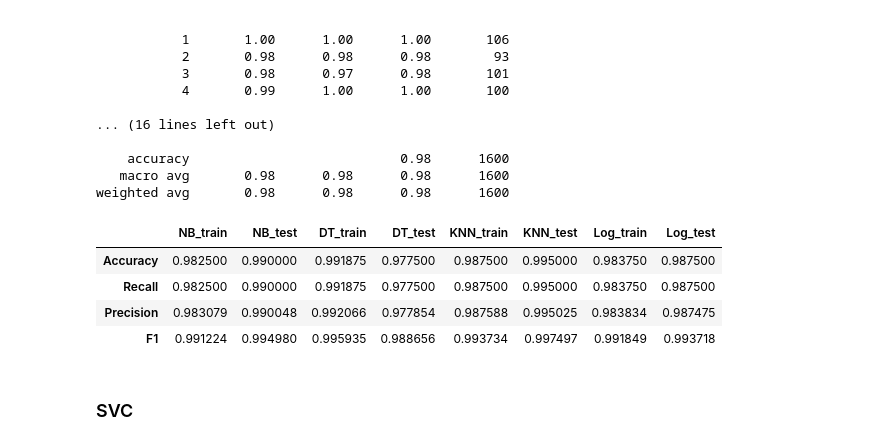
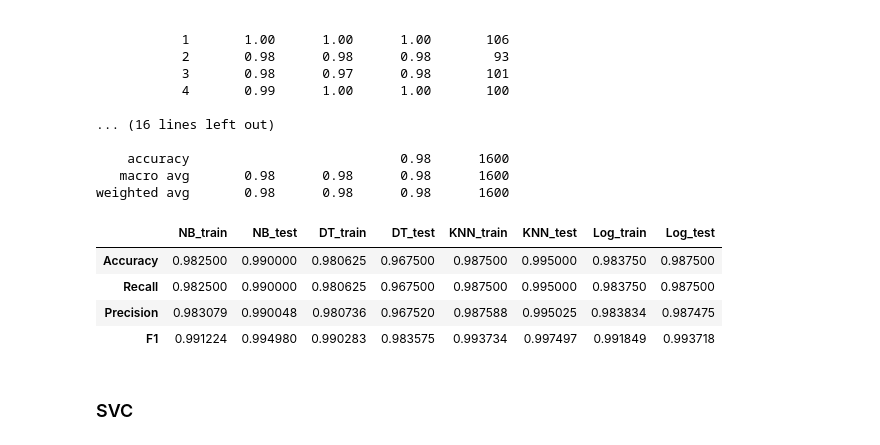
Before and after one commit to EmincanY/Machine-Learning, a Jupyter notebook: Dojo-Projects/4-wifiRoomPredictions.ipynb, the cells around one changed output. Saved outputs shown, nothing was run; the diff lists cells and outputs as text; code cells hidden in the pictures.

```diff
--- a/Dojo-Projects/4-wifiRoomPredictions.ipynb
+++ b/Dojo-Projects/4-wifiRoomPredictions.ipynb
@@ -57,7 +57,7 @@ sns.heatmap(df.corr(numeric_only=True) , annot= True);
 # %% [markdown]
 # Utils
 # %%
-from sklearn.metrics import accuracy_score, f1_score, precision_score, recall_score , confusion_matrix, classification_report, mean_absolute_error, mean_squared_error, r2_score
+from sklearn.metrics import accuracy_score, f1_score, precision_score, recall_score , confusion_matrix, classification_report, mean_absolute_error, mean_squared_error, r2_score , roc_auc_score
 from sklearn.model_selection import train_test_split
 from sklearn.model_selection import GridSearchCV , RandomizedSearchCV
 
@@ -131,6 +131,15 @@ class fonks:
         print(f'{name} Test Recall : {recall_score(y_test, y_pred, average="weighted")}')
         print(f'{name} Test Precision : {precision_score(y_test , y_pred, average="weighted")}')
         print(f'{name} Test F1 : {f1_score(y_test , y_pred, average="weighted")}')
+
+    def get_f1_score(y_true, y_pred , name='Model'):
+        return f1_score(y_true , y_pred , average="weighted")
+
+    def get_recall(y_true, y_pred , name='Model'):
+        return recall_score(y_true, y_pred, average="weighted")
+
+    def get_roc_auc(y_true, y_pred , name='Model'):
+        return roc_auc_score(y_true, y_pred, average="weighted")
 
 
 
@@ -305,6 +325,6 @@ Best parameters: {'max_depth': 8, 'max_features': 6, 'min_samples_split': 7}
 Best score: 0.97
 # %%
-dt = DecisionTreeClassifier(max_depth= 8 , max_features= 6 , min_samples_split= 4)
+dt = DecisionTreeClassifier(max_depth= 6 , max_features= 5 , min_samples_split= 4)
 dt.fit(X_train, y_train)
 
 dt_train_pred = dt.predict(X_train)
@@ -485,15 +518,19 @@ Test_Set Log
    macro avg       0.98      0.98      0.98      1600
 weighted avg       0.98      0.98      0.98      1600
 # %%
+log_f1 = fonks.get_f1_score(y_test , log_pred , "Log")
+log_recall = fonks.get_recall(y_test , log_pred , "Log")
+# log_rocauc = fonks.get_roc_auc(y_test , log_pred , "Log")
+
 log_df = fonks.train_test_df(y_train, log_train_pred , y_test , log_pred , 'Log')
 all_df = pd.concat([all_df, log_df] , axis = 1)
 all_df
 # %% [output]
 |  | NB_train | NB_test | DT_train | DT_test | KNN_train | KNN_test | Log_train | Log_test |
-| Accuracy | 0.982500 | 0.990000 | 0.991875 | 0.977500 | 0.987500 | 0.995000 | 0.983750 | 0.987500 |
-| Recall | 0.982500 | 0.990000 | 0.991875 | 0.977500 | 0.987500 | 0.995000 | 0.983750 | 0.987500 |
-| Precision | 0.983079 | 0.990048 | 0.992066 | 0.977854 | 0.987588 | 0.995025 | 0.983834 | 0.987475 |
-| F1 | 0.991224 | 0.994980 | 0.995935 | 0.988656 | 0.993734 | 0.997497 | 0.991849 | 0.993718 |
+| Accuracy | 0.982500 | 0.990000 | 0.980625 | 0.967500 | 0.987500 | 0.995000 | 0.983750 | 0.987500 |
+| Recall | 0.982500 | 0.990000 | 0.980625 | 0.967500 | 0.987500 | 0.995000 | 0.983750 | 0.987500 |
+| Precision | 0.983079 | 0.990048 | 0.980736 | 0.967520 | 0.987588 | 0.995025 | 0.983834 | 0.987475 |
+| F1 | 0.991224 | 0.994980 | 0.990283 | 0.983575 | 0.993734 | 0.997497 | 0.991849 | 0.993718 |
 # %% [markdown]
 ### SVC
 # %%
```
Also changed, not shown: parts of 39 cells of this notebook.
